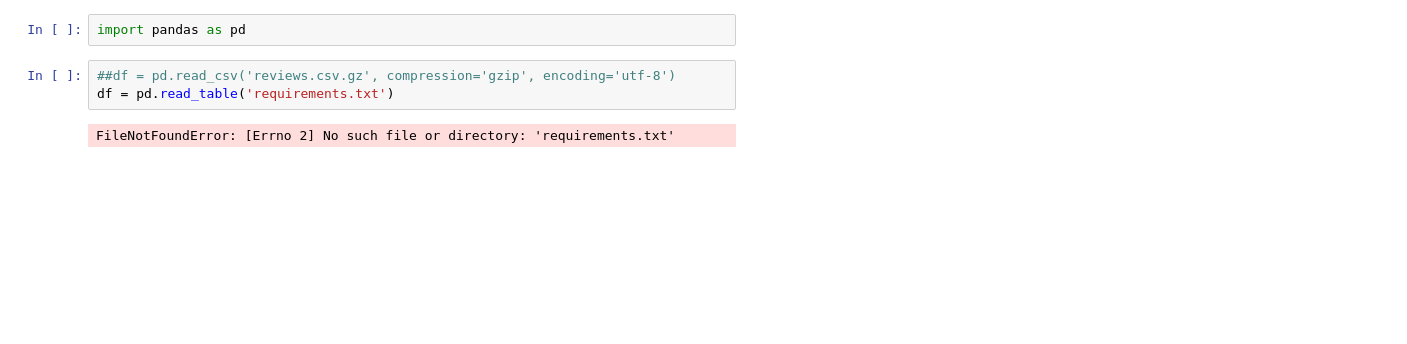
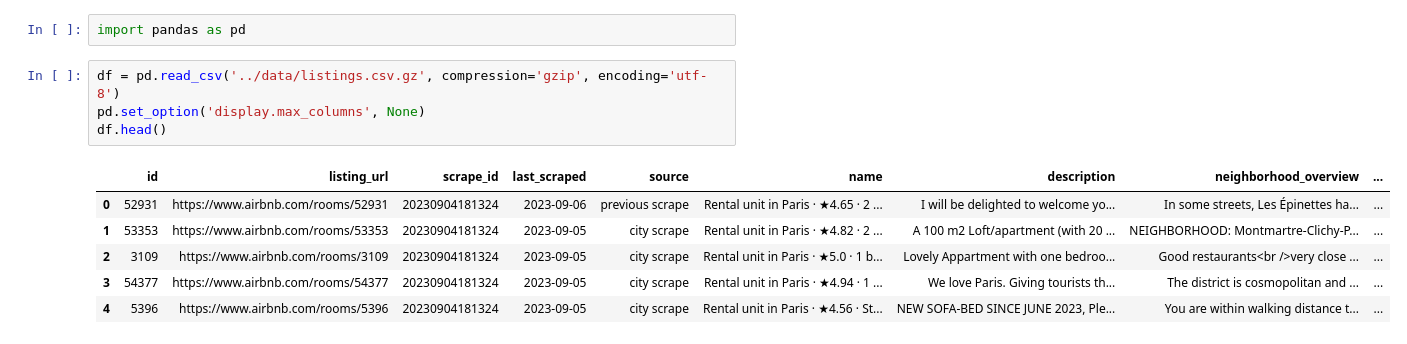
Before and after one commit to didi-gg/big_data, a Jupyter notebook: notebooks/exploracion_data_grup5.ipynb, the cells around one changed output. Cells and saved outputs as stored; diff of their text form; blank space fills up the shorter version.

```diff
--- a/notebooks/exploracion_data_grup5.ipynb
+++ b/notebooks/exploracion_data_grup5.ipynb
@@ -1,7 +1,13 @@
 # %%
 import pandas as pd
 # %%
-##df = pd.read_csv('reviews.csv.gz', compression='gzip', encoding='utf-8')
-df = pd.read_table('requirements.txt')
+df = pd.read_csv('../data/listings.csv.gz', compression='gzip', encoding='utf-8')
+pd.set_option('display.max_columns', None)
+df.head()
 # %% [output]
-FileNotFoundError: [Errno 2] No such file or directory: 'requirements.txt'
+|  | id | listing_url | scrape_id | last_scraped | source | name | description | neighborhood_overview | ... |
+| 0 | 52931 | https://www.airbnb.com/rooms/52931 | 20230904181324 | 2023-09-06 | previous scrape | Rental unit in Paris · ★4.65 · 2 ... | I will be delighted to welcome yo... | In some streets, Les Épinettes ha... | ... |
+| 1 | 53353 | https://www.airbnb.com/rooms/53353 | 20230904181324 | 2023-09-05 | city scrape | Rental unit in Paris · ★4.82 · 2 ... | A 100 m2 Loft/apartment (with 20 ... | NEIGHBORHOOD: Montmartre-Clichy-P... | ... |
+| 2 | 3109 | https://www.airbnb.com/rooms/3109 | 20230904181324 | 2023-09-05 | city scrape | Rental unit in Paris · ★5.0 · 1 b... | Lovely Appartment with one bedroo... | Good restaurants<br />very close ... | ... |
+| 3 | 54377 | https://www.airbnb.com/rooms/54377 | 20230904181324 | 2023-09-05 | city scrape | Rental unit in Paris · ★4.94 · 1 ... | We love Paris. Giving tourists th... | The district is cosmopolitan and ... | ... |
+| 4 | 5396 | https://www.airbnb.com/rooms/5396 | 20230904181324 | 2023-09-05 | city scrape | Rental unit in Paris · ★4.56 · St... | NEW SOFA-BED SINCE JUNE 2023, Ple... | You are within walking distance t... | ... |
```
Also changed, not shown: parts of 9 cells of this notebook.
